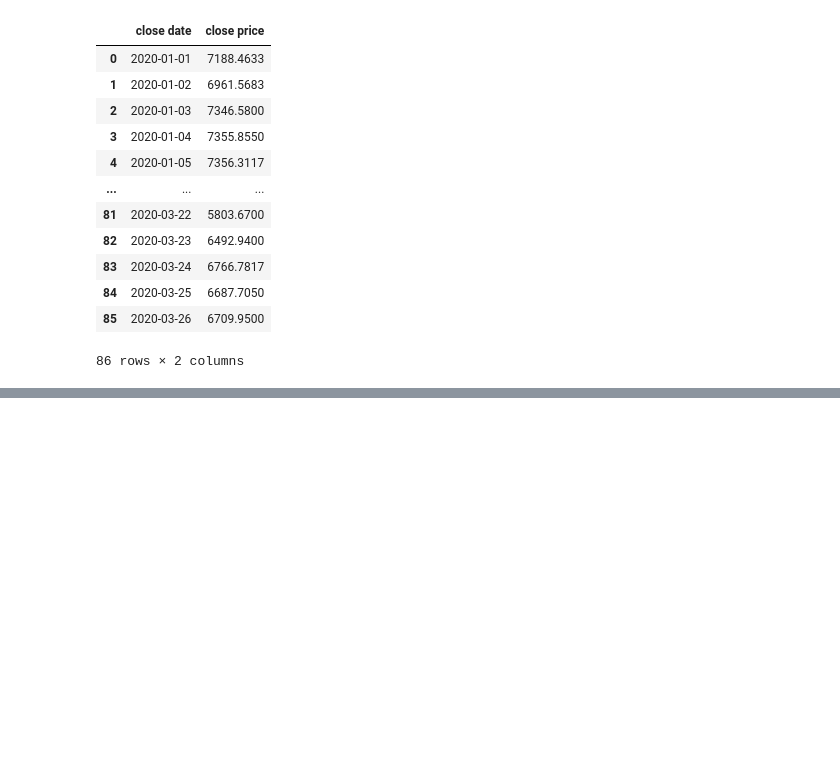
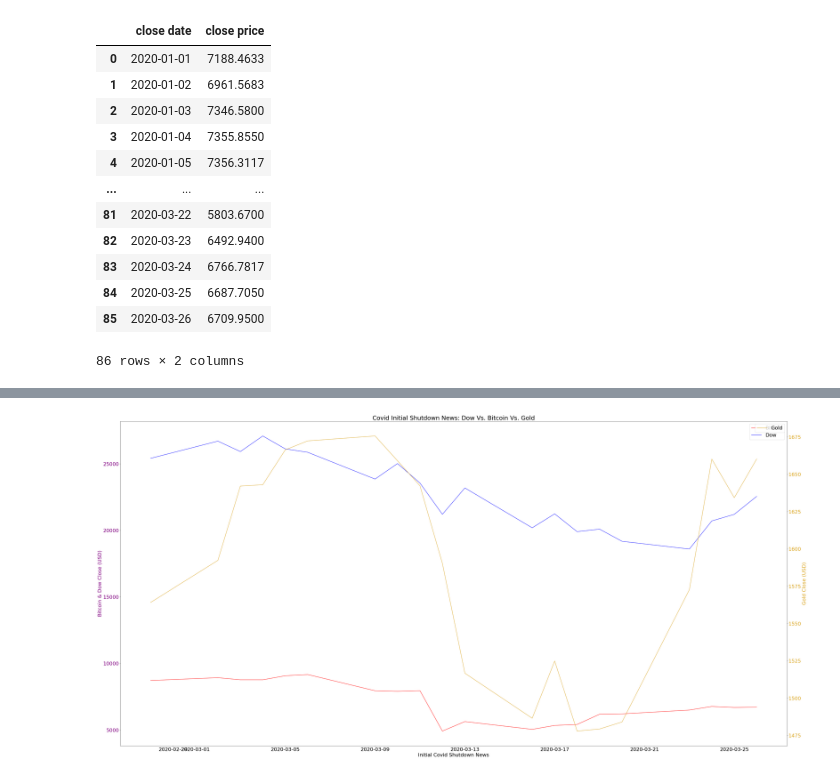
Before and after one commit to darrenr10/Project_1, a Jupyter notebook: Meredith's Work.ipynb, the cells around one changed output, grey strips where cells are left out. Drawn from its saved outputs; the diff is of its cells as text; code cells hidden in the pictures; blank space fills up the shorter version.

```diff
--- a/Meredith's Work.ipynb
+++ b/Meredith's Work.ipynb
@@ -76,8 +57,10 @@ pprint(requests.get(response_url).json())
 # %%
+# bitcoin make the data frame for covid dates
 response = requests.get(query_url).json()
 my_dict = response['bpi']
-test_df = pd.DataFrame(list(my_dict.items()),columns = ['close date','close price'])
-test_df
+bitcoin_df = pd.DataFrame(list(my_dict.items()),columns = ['close date','close price'])
+bitcoin_df['close date'] = pd.to_datetime(bitcoin_df['close date'])
+bitcoin_df
 # %% [output]
 |  | close date | close price |
 | 0 | 2020-01-01 | 7188.4633 |
@@ -104 +192,27 @@ plt.plot(x_axis, y_axis)
+# %%
+#Better Chart with 2 axis
+fig, ax1 = plt.subplots()
+color_bit ='red'
+color_dow = 'blue'
+color_gold = 'goldenrod'
+color_label = 'purple'
+ax1.set_xlabel('Initial Covid Shutdown News')
+ax1.set_ylabel('Bitcoin & Dow Close (USD)', color =color_label)
+ax1.plot(merged_all_df['close date'], merged_all_df['Bitcoin close'], color=color_bit, Label='Bitcoin')
+ax1.plot(merged_all_df['close date'],merged_all_df['Dow close'],color=color_dow, Label='Dow')
+ax1.tick_params(axis='y', labelcolor=color_label)
+ax2=ax1.twinx()
+ax2.set_ylabel('Gold Close (USD)', color =color_gold)
+ax2.plot(merged_all_df['close date'],merged_all_df['Gold close'],color=color_gold, Label='Gold')
+ax2.tick_params(axis='y', labelcolor=color_gold)
+#Title Clean up
+plt.title("Covid Initial Shutdown News: Dow Vs. Bitcoin Vs. Gold")
+plt.rcParams["figure.figsize"] = (60,30)
+plt.rcParams.update({'font.size': 25})
+#Legend Clean up
+ax1.legend(loc=0)
+ax2.legend(loc=0)
+plt.show()
+# %% [output]
+[figure, added]
 # %%
```
Also changed, not shown: parts of 12 cells of this notebook, 2 other files.
